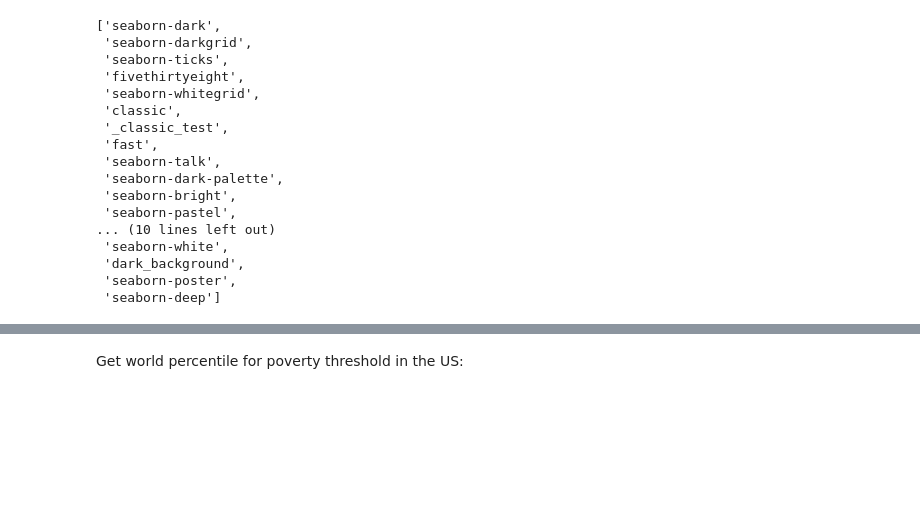
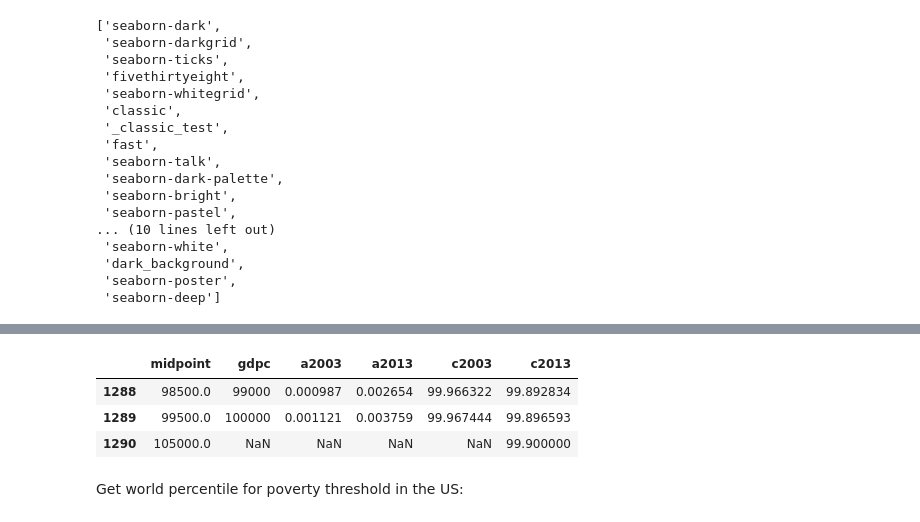
Before and after one commit to whyboris/Global-Income-Distribution, a Jupyter notebook: global_income_distribution.ipynb, the cells around one changed output, grey strips where cells are left out. Cells and saved outputs as stored; diff of their text form; code cells hidden in the pictures; blank space fills up the shorter version.

```diff
--- a/global_income_distribution.ipynb
+++ b/global_income_distribution.ipynb
@@ -271,3 +284,10 @@ style.use('fivethirtyeight')
+# %%
+all_data.tail(3)
+# %% [output]
+|  | midpoint | gdpc | a2003 | a2013 | c2003 | c2013 |
+| 1288 | 98500.0 | 99000 | 0.000987 | 0.002654 | 99.966322 | 99.892834 |
+| 1289 | 99500.0 | 100000 | 0.001121 | 0.003759 | 99.967444 | 99.896593 |
+| 1290 | 105000.0 | NaN | NaN | NaN | NaN | 99.900000 |
 # %% [markdown]
 Get world percentile for poverty threshold in the US:
 # %%
```
Also changed, not shown: parts of 4 cells of this notebook.
